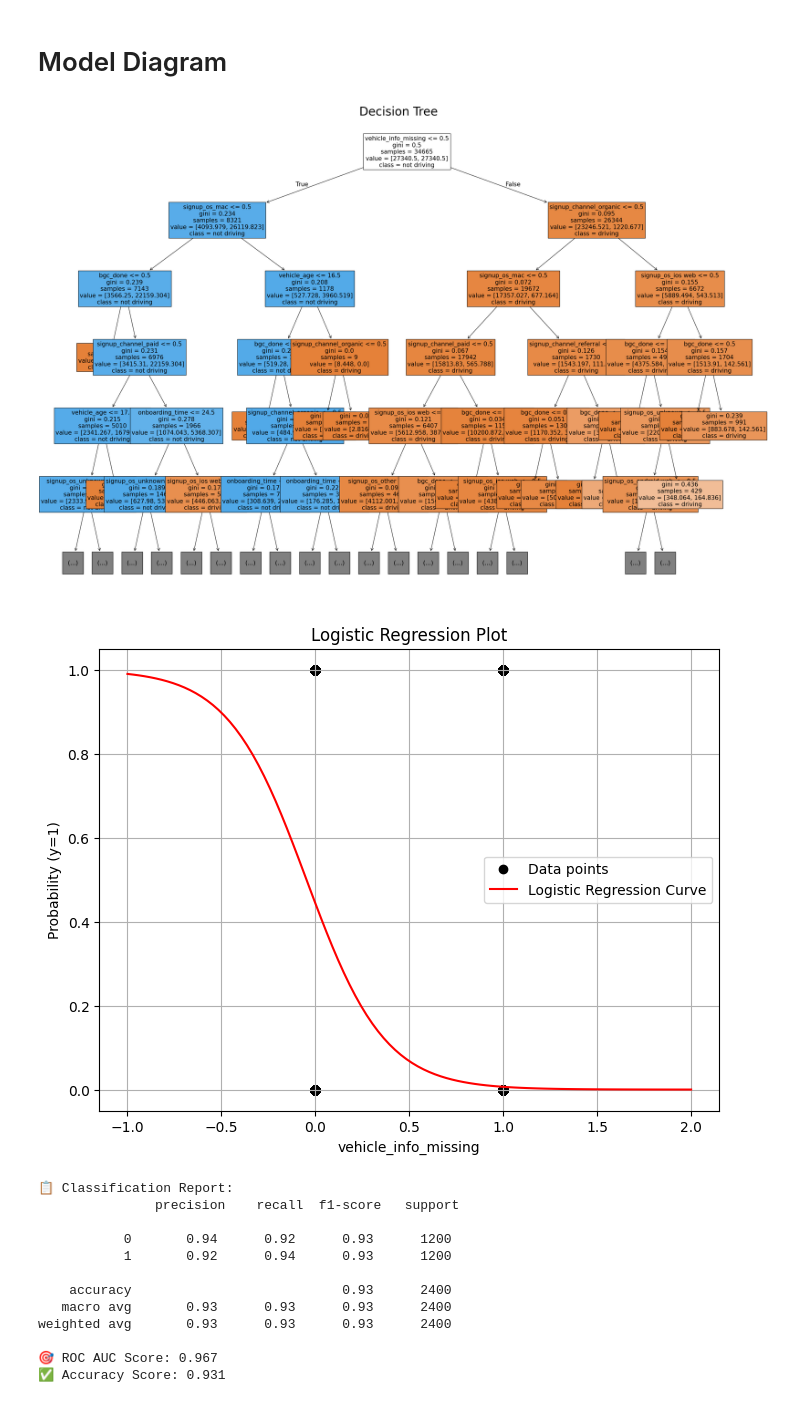
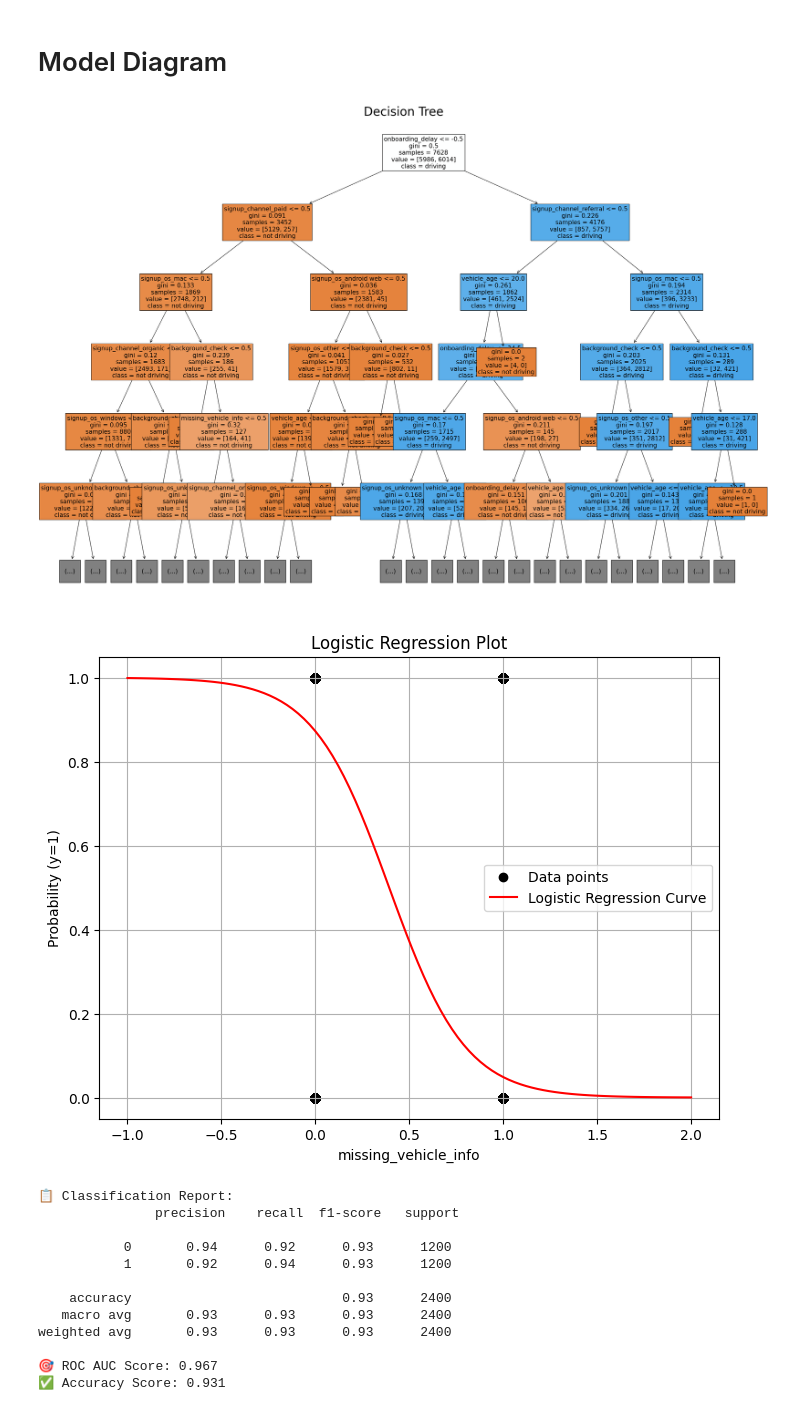
Before and after one commit to johnsonng05/Datathon-2025, a Jupyter notebook: deepnote/Datathon2025/Driven by Data.ipynb, the cells around one changed output. Drawn from its saved outputs; the diff is of its cells as text; code cells hidden in the pictures.

```diff
--- a/deepnote/Datathon2025/Driven by Data.ipynb
+++ b/deepnote/Datathon2025/Driven by Data.ipynb
@@ -220,49 +221,49 @@ weighted avg       0.92      0.92      0.92      2400
 # %%
 # Random Forest Tree
 
-df = pd.read_csv('copy_updated.csv')
+df = pd.read_csv('new_copy_combined.csv')
 df = pd.get_dummies(df, columns = ['signup_os', 'signup_channel'])
 
 y = df['started_driving']
-X = df.drop(columns=['started_driving', 'city_name', 'signup_date', 'bgc_date', 'vehicle_added_date', 'vehicle_make'])
+X = df.drop(columns=['started_driving', 'city_name', 'vehicle_make'])
 reg_model.fit(X, y)
 
 estimator = reg_model.estimators_[0]
 
 plt.figure(figsize=(31, 22))  # Bigger size
 plot_tree(estimator,
           feature_names=X.columns,
-          class_names=['driving','not driving' ],
+          class_names=['not driving', 'driving'],
           filled=True,
           max_depth=5,
           fontsize=15)
 plt.title("Decision Tree", fontsize=30)
 plt.show()
 
 # Logistic Regression Graph
 model = LogisticRegression()
-X = df[['vehicle_info_missing']]
+X = df[['missing_vehicle_info']]
 y = df['started_driving']
 model.fit(X, y)
 
 # Creating a meaningful range for logistic regression visualization using the first feature
 X_feature = X.iloc[:, 0].values.reshape(-1, 1)
 X_range = np.linspace(X_feature.min() - 1, X_feature.max() + 1, 100).reshape(-1, 1)
 model.fit(X_feature, y)  # Refitting model with one feature to simplify visualization
 y_proba = model.predict_proba(X_range)
 
 plt.figure(figsize=(8, 6))
 plt.scatter(X_feature, y, color='black', label='Data points')
 plt.plot(X_range, y_proba[:, 1], color='red', label='Logistic Regression Curve')
-plt.xlabel('vehicle_info_missing')
+plt.xlabel('missing_vehicle_info')
 plt.ylabel('Probability (y=1)')
 plt.title('Logistic Regression Plot')
 plt.legend()
 plt.grid(True)
 plt.show()
 # %% [output]
-[figure, old version]
+[figure, new version]
-[figure, old version]
+[figure, new version]
 # %%
 # === 1. Load and preprocess data ===
 df = pd.read_csv('new_copy_combined.csv')
```
Also changed, not shown: parts of 4 cells of this notebook.
